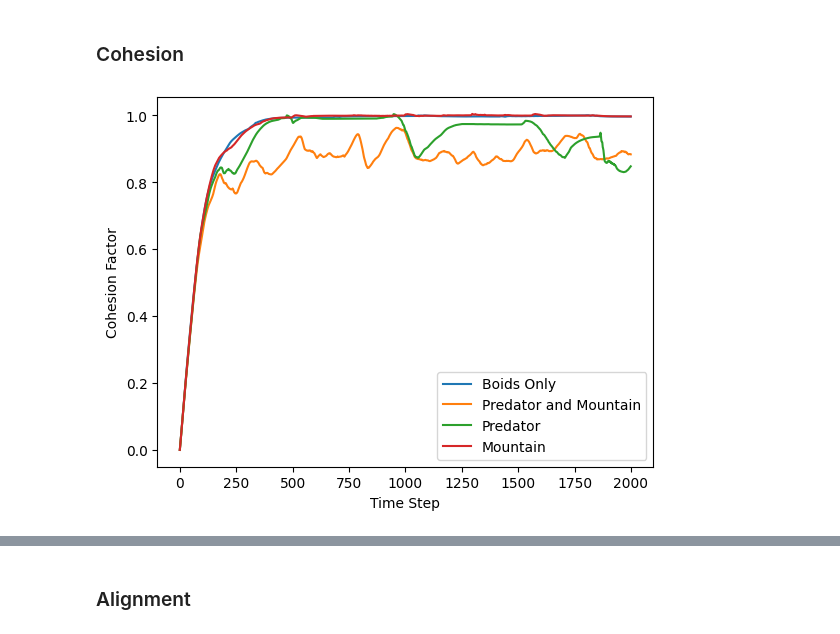
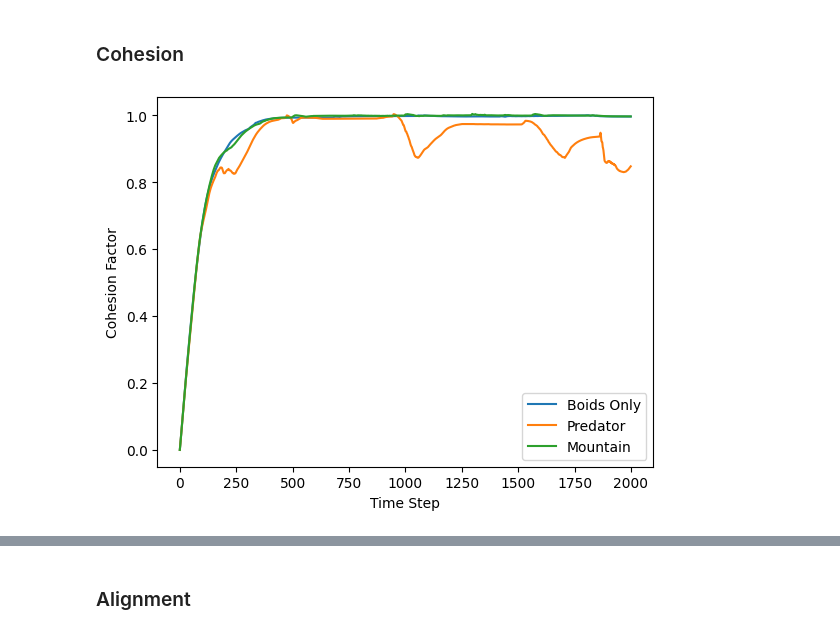
Before and after one commit to ShengyuanWang/ABM-based-Boid-Model, a Jupyter notebook: main.ipynb, the cells around one changed output, grey strips where cells are left out. Drawn from its saved outputs; the diff is of its cells as text; code cells hidden in the pictures.

```diff
--- a/main.ipynb
+++ b/main.ipynb
@@ -233,13 +233,12 @@ alignment_all_new = [1 - (i - min_alignment) / (max_alignment - min_alignment) f
 ### Cohesion
 # %%
 plt.plot(list(range(time)), cohesion_raw_new, label="Boids Only")
-plt.plot(list(range(time)), cohesion_all_new, label="Predator and Mountain")
 plt.plot(list(range(time)), cohesion_pred_new, label="Predator")
 plt.plot(list(range(time)), cohesion_mountain_new, label="Mountain")
 plt.xlabel("Time Step")
 plt.ylabel("Cohesion Factor")
 plt.legend()
-plt.savefig("cohesion.png")
+plt.savefig("cohesion_combined.png", dpi=400)
 plt.show()
 # %% [output]
-[figure, old version]
+[figure, new version]
```
Also changed, not shown: parts of 29 cells of this notebook.
